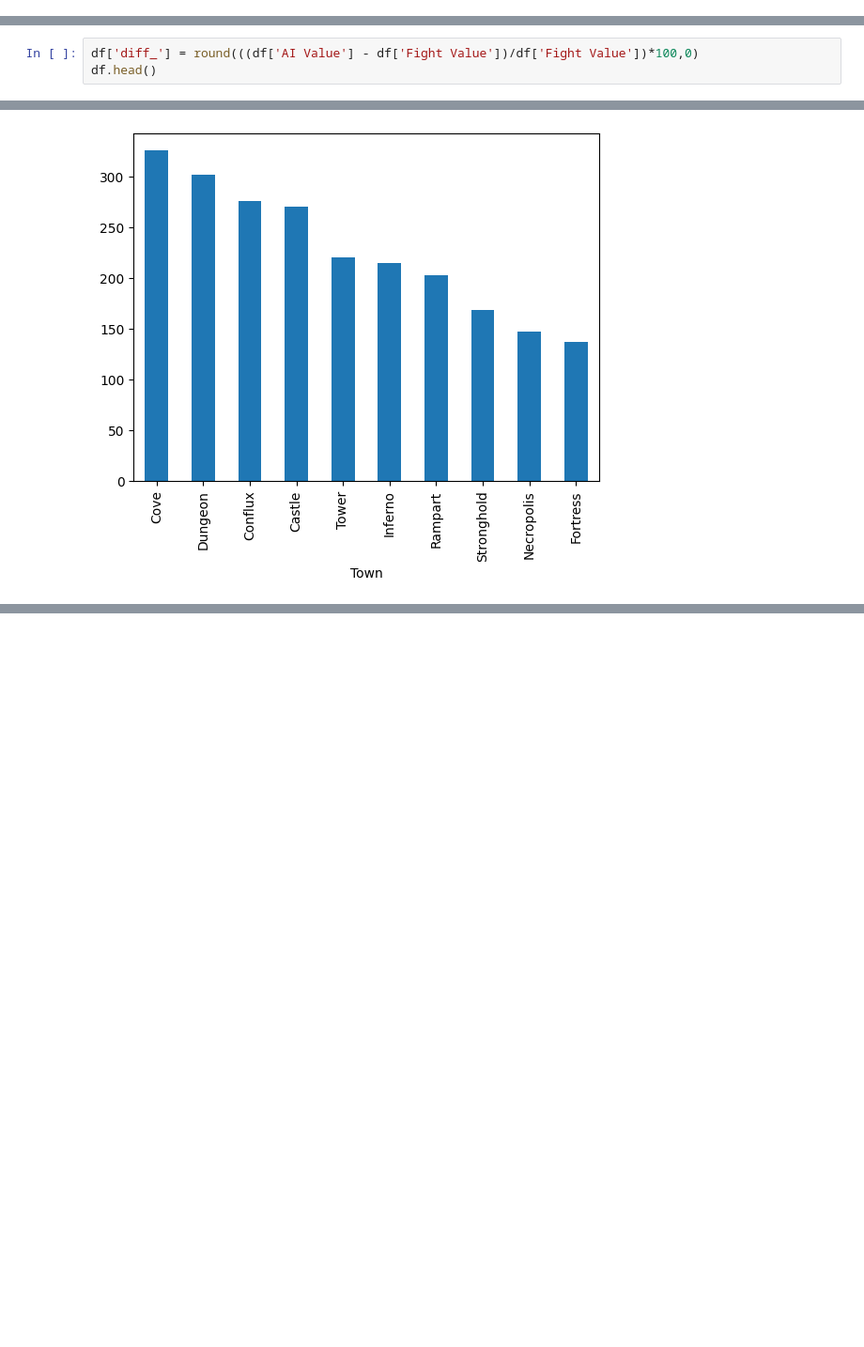
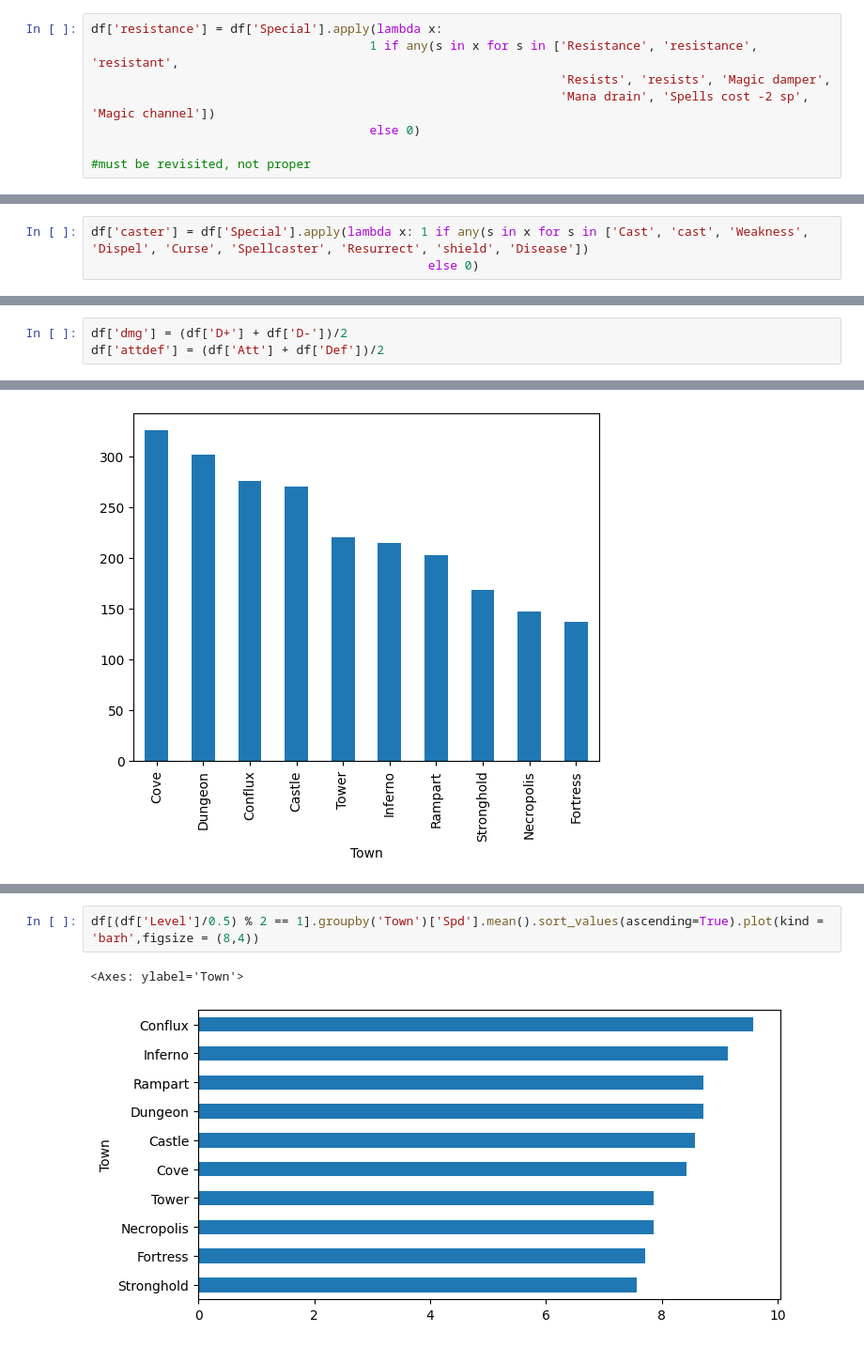
Before and after one commit to tazar09/h3_working_repo, a Jupyter notebook: h3_castles[sep29].ipynb, the cells around one changed output, grey strips where cells are left out. Shown at 94% size. Drawn from its saved outputs; the diff is of its cells as text; blank space fills up the shorter version.

```diff
--- a/h3_castles[sep29].ipynb
+++ b/h3_castles[sep29].ipynb
@@ -344,3 +324,11 @@ df[df['Name'].str.contains('Mage')]
+# %%
+df['resistance'] = df['Special'].apply(lambda x:
+                                      1 if any(s in x for s in ['Resistance', 'resistance', 'resistant',
+                                                                'Resists', 'resists', 'Magic damper',
+                                                                'Mana drain', 'Spells cost -2 sp', 'Magic channel'])
+                                      else 0)
+
+#must be revisited, not proper
 # %% [markdown]
 Caster column
 # %%
@@ -375,3 +356,0 @@ df[df['Name'] == 'Zombie']
-# %%
-df['diff_'] = round(((df['AI Value'] - df['Fight Value'])/df['Fight Value'])*100,0)
-df.head()
@@ -385,0 +357,3 @@ df.head()
+# %%
+df['caster'] = df['Special'].apply(lambda x: 1 if any(s in x for s in ['Cast', 'cast', 'Weakness', 'Dispel', 'Curse', 'Spellcaster', 'Resurrect', 'shield', 'Disease'])
+                                              else 0)
@@ -390,3 +385,6 @@ Executing some EDA and configure the data
+# %%
+df['dmg'] = (df['D+'] + df['D-'])/2
+df['attdef'] = (df['Att'] + df['Def'])/2
 # %%
 df.head()
 # %% [output]
@@ -548,0 +581,5 @@ df.groupby('Town')['diff_'].sum().sort_values(ascending = False).plot(kind = 'ba
+# %%
+df[(df['Level']/0.5) % 2 == 1].groupby('Town')['Spd'].mean().sort_values(ascending=True).plot(kind = 'barh',figsize = (8,4))
+# %% [output]
+<Axes: ylabel='Town'>
+[figure, added]
```
Also changed, not shown: parts of 27 cells of this notebook.
